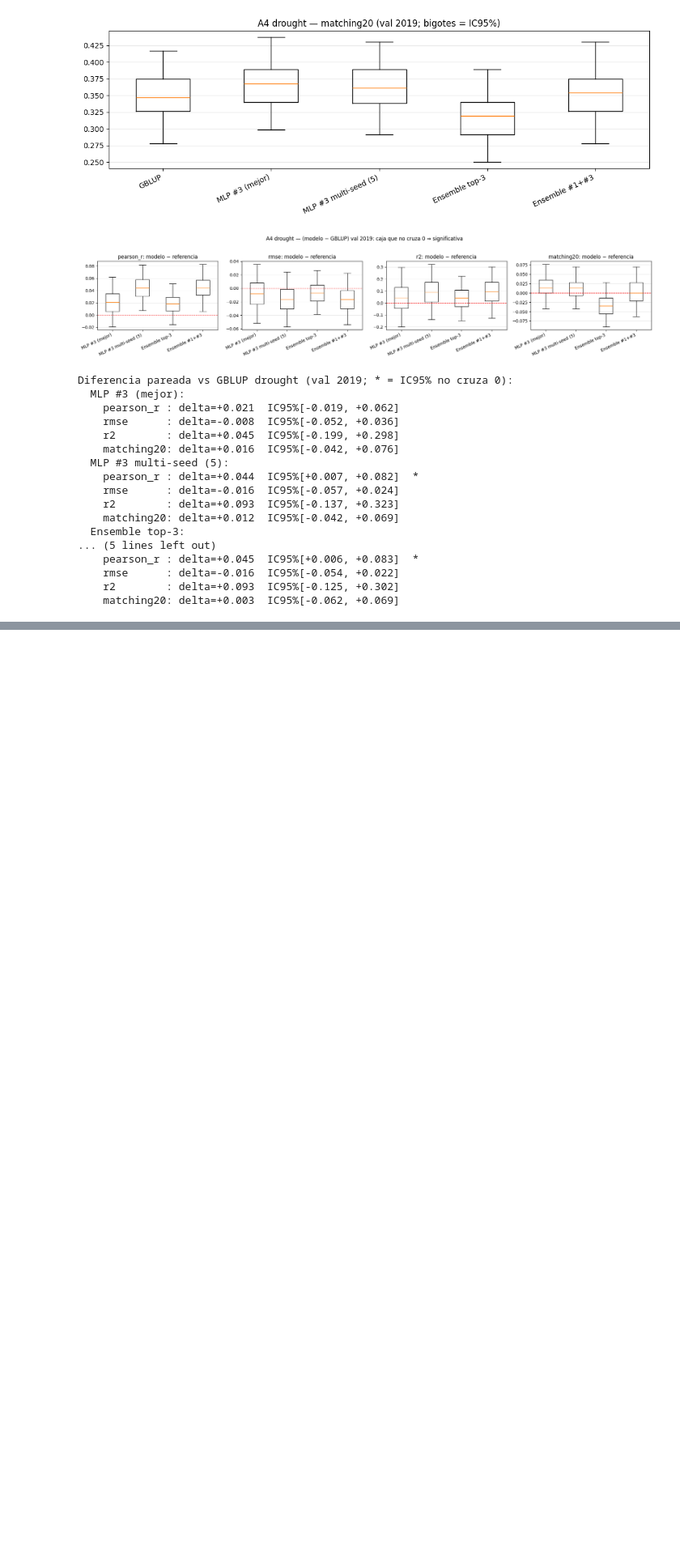
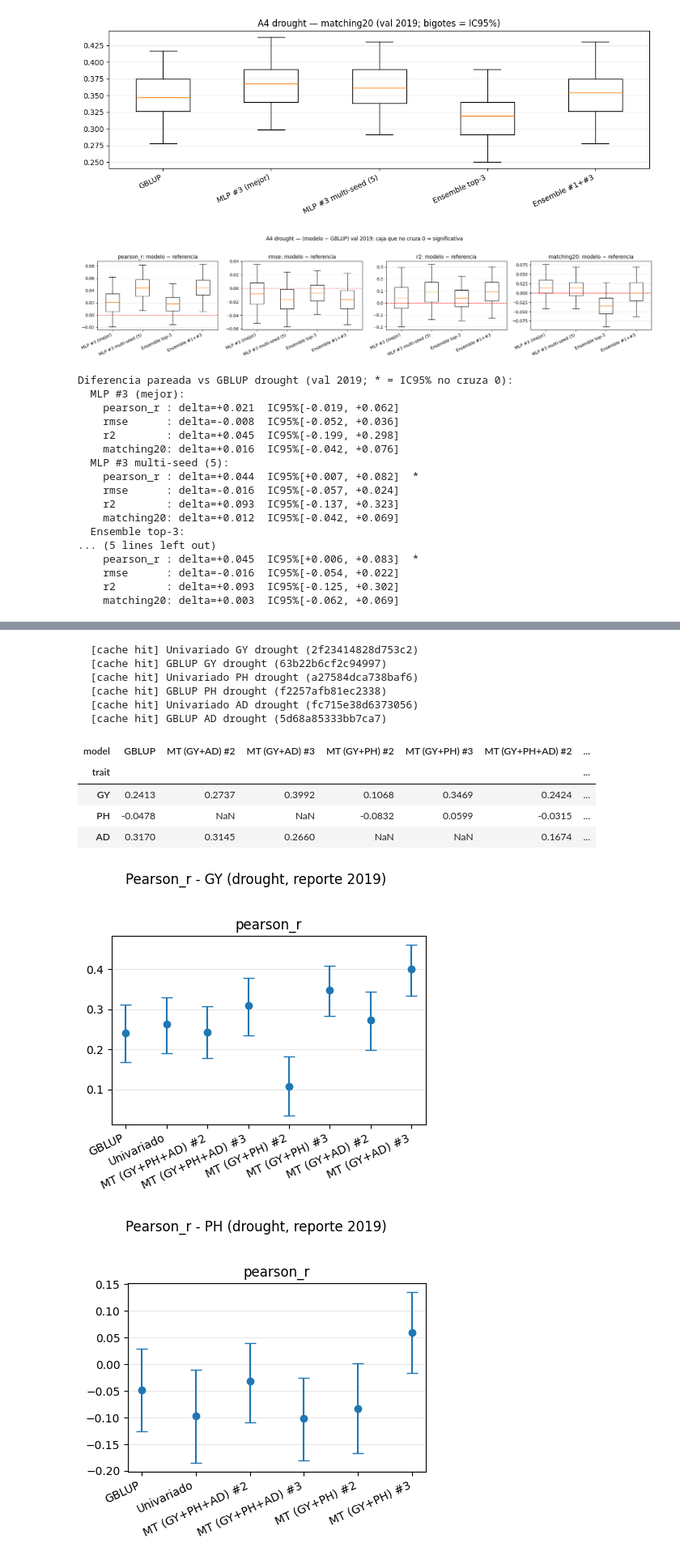
Before and after one commit to octavioromagnoli/maze-genomic-pred, a Jupyter notebook: notebooks/comparar_modelos_ci.ipynb, the cells around one changed output, grey strips where cells are left out. Shown at 81% size. Saved outputs shown, nothing was run; the diff lists cells and outputs as text; code cells hidden in the pictures; blank space fills up the shorter version.

```diff
--- a/notebooks/comparar_modelos_ci.ipynb
+++ b/notebooks/comparar_modelos_ci.ipynb
@@ -1555,0 +1565,24 @@ for trait in TRAITS:
+# %%
+# === Fase B · SEQUÍA (drought) — Multitask vs Univariado vs GBLUP por trait ===============
+res_dro = compare_env("drought", mt_bases=MT_BASES_DRO, mt_sweeps=MT_SWEEPS_DRO,
+                      gblup_base=GBLUP_BASE, mlp_base=MLP_BASE_DRO, gy_sweep=MLP_SWEEP_DROUGHT, ranks=(2, 3))
+display(res_dro["wide"].round(4))                       # Pearson_r por trait × modelo
+for trait, fig in res_dro["figs"].items():             # gráficos pearson_r (punto ± IC95%) por trait
+    if "save_show" in globals():
+        save_show(fig, f"faseB_drought_{trait}_pearson_ci.png")
+if "save_show" in globals():                            # matching20 de GY (mismo estilo, punto ± IC95%)
+    save_show(res_dro["fig_match_gy"], "faseB_drought_GY_matching20_ci.png")
+# %% [output]
+  [cache hit] Univariado GY drought (2f23414828d753c2)
+  [cache hit] GBLUP GY drought (63b22b6cf2c94997)
+  [cache hit] Univariado PH drought (a27584dca738baf6)
+  [cache hit] GBLUP PH drought (f2257afb81ec2338)
+  [cache hit] Univariado AD drought (fc715e38d6373056)
+  [cache hit] GBLUP AD drought (5d68a85333bb7ca7)
+| model | GBLUP | MT (GY+AD) #2 | MT (GY+AD) #3 | MT (GY+PH) #2 | MT (GY+PH) #3 | MT (GY+PH+AD) #2 | ... |
+| trait |  |  |  |  |  |  | ... |
+| GY | 0.2413 | 0.2737 | 0.3992 | 0.1068 | 0.3469 | 0.2424 | ... |
+| PH | -0.0478 | NaN | NaN | -0.0832 | 0.0599 | -0.0315 | ... |
+| AD | 0.3170 | 0.3145 | 0.2660 | NaN | NaN | 0.1674 | ... |
+[figure, added]
+[figure, added]
```
Also changed, not shown: parts of 9 cells of this notebook, 15 other files.
